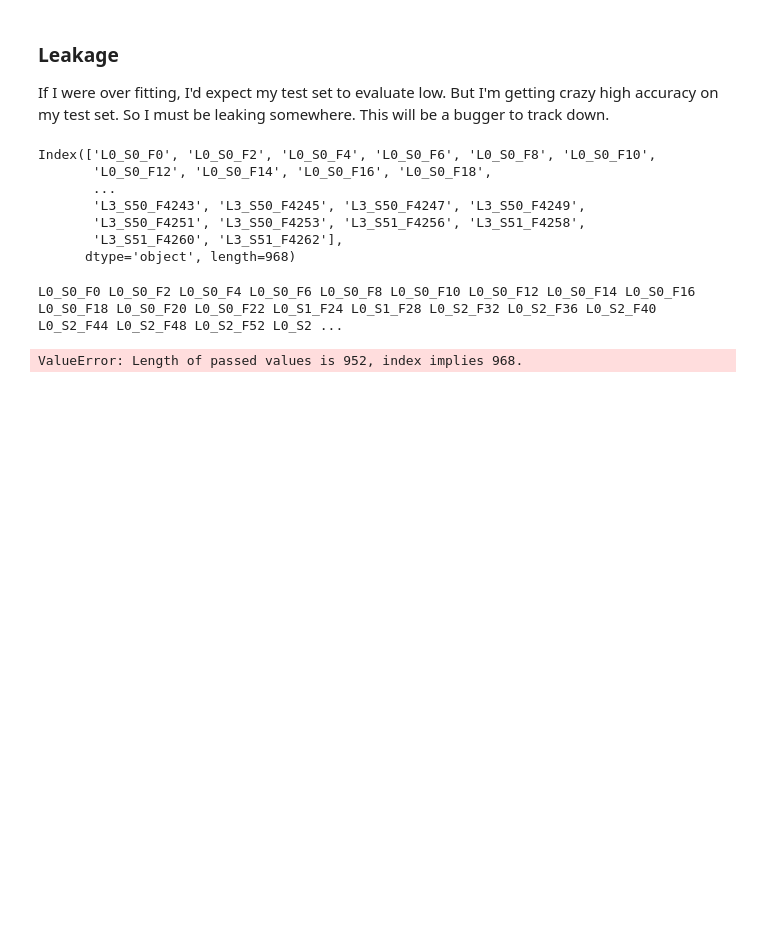
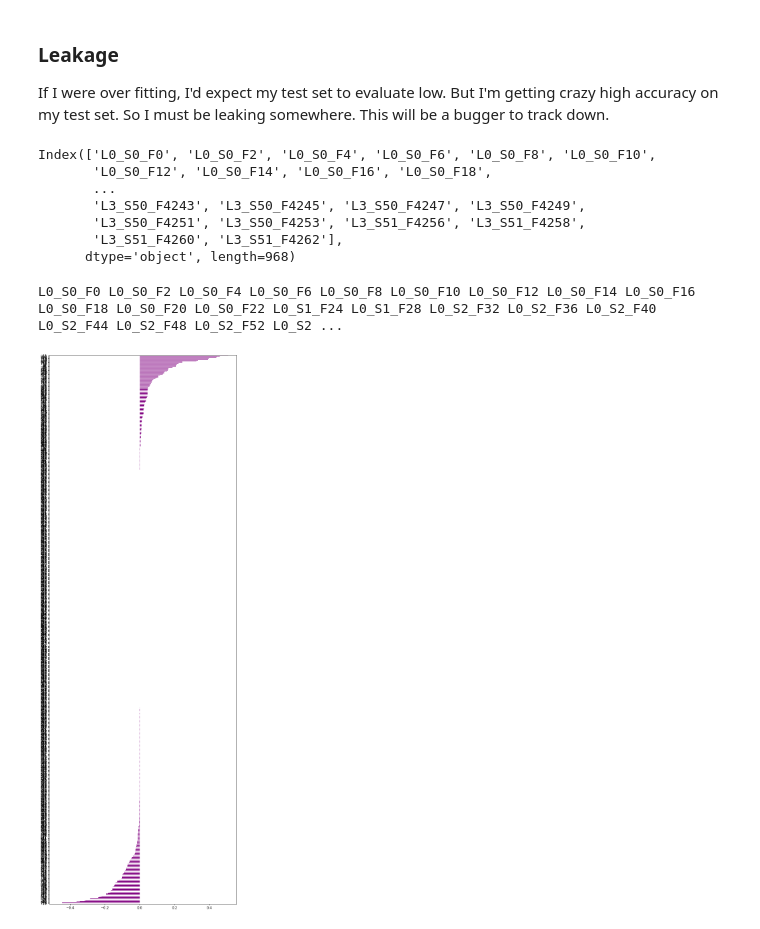
Before and after one commit to bloominstituteoftechnology/DS-Unit-2-Applied-Modeling, a Jupyter notebook: module2-wrangle-ml-datasets/LS_DS_232_assignment.ipynb, the cells around one changed output. Saved outputs shown, nothing was run; the diff lists cells and outputs as text; code cells hidden in the pictures; blank space fills up the shorter version.

```diff
--- a/module2-wrangle-ml-datasets/LS_DS_232_assignment.ipynb
+++ b/module2-wrangle-ml-datasets/LS_DS_232_assignment.ipynb
@@ -311,18 +316,18 @@ L0_S0_F0 L0_S0_F2 L0_S0_F4 L0_S0_F6 L0_S0_F8 L0_S0_F10 L0_S0_F12 L0_S0_F14 L0_S0
 # %%
 #Thats actually what I was expcecting.  Nothing that stands out.  Maybe feature importance
 #can give me an idea of where I'm leaking at.
 import matplotlib.pyplot as plt
 
 model = pipeline.named_steps['logisticregression']
 columns = X.columns
 
 #logistic regression doesn't have a feature_importances_, but we can get the coeficients anyways
 #and plot them here. Coefficients come back as a one dimensional numpy matrix, so I need to
 #set it to the first element of that matrix.
-coefficients = pd.Series(model.coef_[0], columns)
+coefficients = pd.Series(model.coef_[0])
 plt.figure(figsize = (10, 30))
-coefficients.sort_values().plot.barh(color = 'purple')
+coefficients.sort_values().plot.barh(color = 'purple');
 # %% [output]
-ValueError: Length of passed values is 952, index implies 968.
+[figure, added]
 # %%
 len(model.coef_[0])
```
Also changed, not shown: parts of 9 cells of this notebook, 1 other file.
